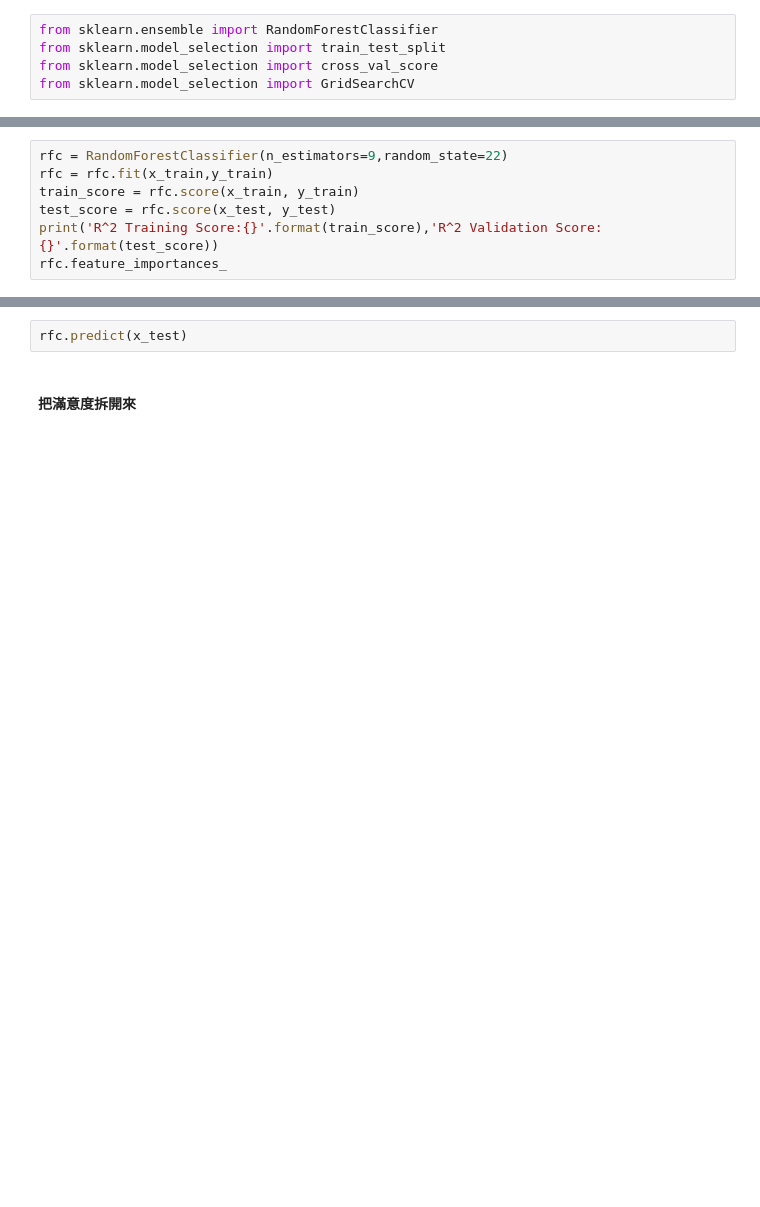
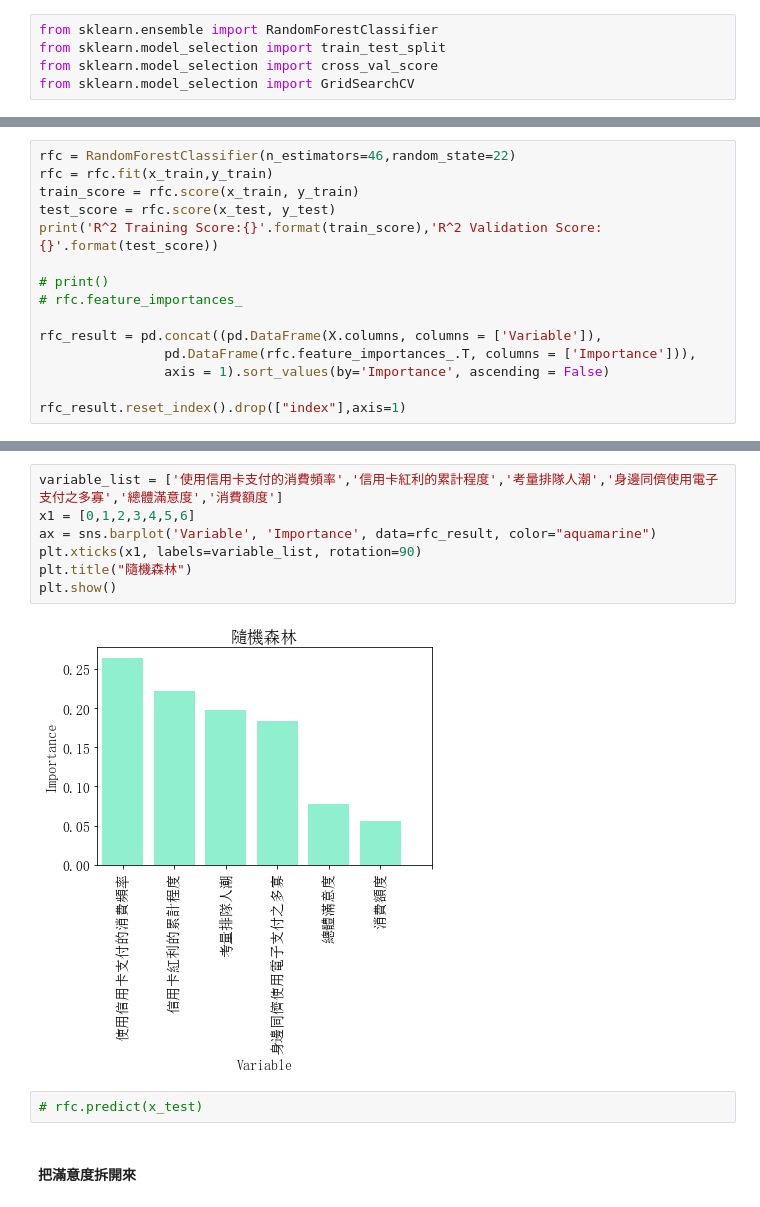
Before and after one commit to jerrylin0505/Multicovariance, a Jupyter notebook: 消費者行為/final.ipynb, the cells around one changed output, grey strips where cells are left out. Cells and saved outputs as stored; diff of their text form; blank space fills up the shorter version.

```diff
--- a/消費者行為/final.ipynb
+++ b/消費者行為/final.ipynb
@@ -309,7 +317,15 @@ plt.plot(range(5,15), scorel)
 # %%
-rfc = RandomForestClassifier(n_estimators=9,random_state=22)
+rfc = RandomForestClassifier(n_estimators=46,random_state=22)
 rfc = rfc.fit(x_train,y_train)
 train_score = rfc.score(x_train, y_train)
 test_score = rfc.score(x_test, y_test)
 print('R^2 Training Score:{}'.format(train_score),'R^2 Validation Score:{}'.format(test_score))
-rfc.feature_importances_
+
+# print()
+# rfc.feature_importances_
+
+rfc_result = pd.concat((pd.DataFrame(X.columns, columns = ['Variable']),
+                pd.DataFrame(rfc.feature_importances_.T, columns = ['Importance'])),
+                axis = 1).sort_values(by='Importance', ascending = False)
+
+rfc_result.reset_index().drop(["index"],axis=1)
@@ -316,5 +341,14 @@ rfc.feature_importances_
+# %%
+variable_list = ['使用信用卡支付的消費頻率','信用卡紅利的累計程度','考量排隊人潮','身邊同儕使用電子支付之多寡','總體滿意度','消費額度']
+x1 = [0,1,2,3,4,5,6]
+ax = sns.barplot('Variable', 'Importance', data=rfc_result, color="aquamarine")
+plt.xticks(x1, labels=variable_list, rotation=90)
+plt.title("隨機森林")
+plt.show()
+# %% [output]
+[figure, added]
 # %%
-rfc.predict(x_test)
+# rfc.predict(x_test)
 # %% [markdown]
 #### 把滿意度拆開來
 # %%
```
Also changed, not shown: parts of 29 cells of this notebook, 2 other files.
